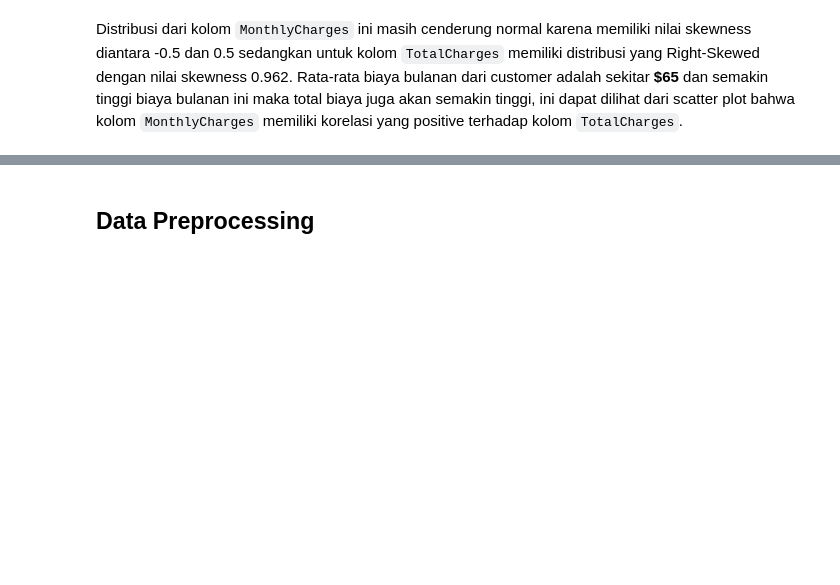
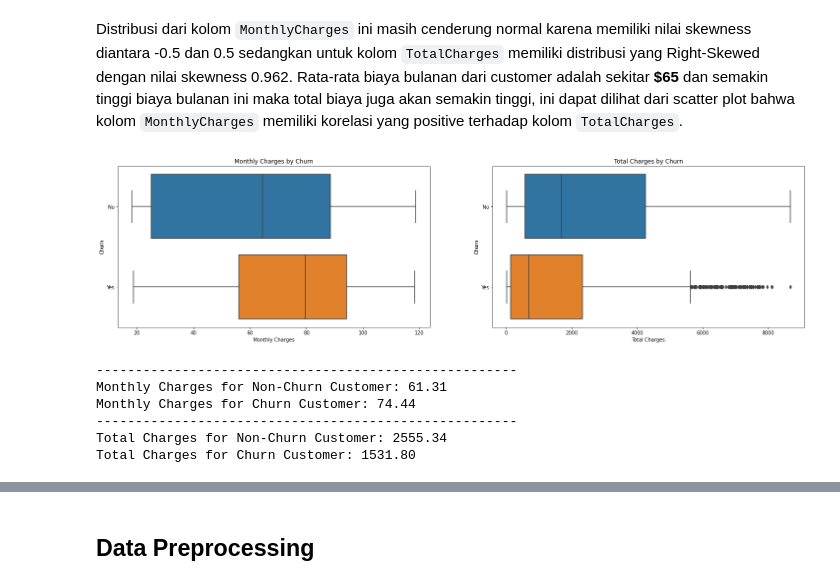
Before and after one commit to Penzragon/h8dsft_Milestone1P2, a Jupyter notebook: script.ipynb, the cells around one changed output, grey strips where cells are left out. Cells and saved outputs as stored; diff of their text form; code cells hidden in the pictures; blank space fills up the shorter version.

Commit message:
Add month and total charges boxplot

```diff
--- a/script.ipynb
+++ b/script.ipynb
@@ -573,3 +573,30 @@ Monthly Charges Mean: 64.80
 Total Charges Mean: 2283.30
 # %% [markdown]
 Distribusi dari kolom `MonthlyCharges` ini masih cenderung normal karena memiliki nilai skewness diantara -0.5 dan 0.5 sedangkan untuk kolom `TotalCharges` memiliki distribusi yang Right-Skewed dengan nilai skewness 0.962. Rata-rata biaya bulanan dari customer adalah sekitar **$65** dan semakin tinggi biaya bulanan ini maka total biaya juga akan semakin tinggi, ini dapat dilihat dari scatter plot bahwa kolom `MonthlyCharges` memiliki korelasi yang positive terhadap kolom `TotalCharges`.
+# %%
+plt.figure(figsize=(25, 6))
+plt.subplot(1, 2, 1)
+sns.boxplot(x='MonthlyCharges', y='Churn',data=customer)
+plt.title(f'Monthly Charges by Churn')
+plt.xlabel('Monthly Charges')
+plt.ylabel('Churn')
+plt.subplot(1, 2, 2)
+sns.boxplot(x='TotalCharges', y='Churn',data=customer)
+plt.title(f'Total Charges by Churn')
+plt.xlabel('Total Charges')
+plt.ylabel('Churn')
+plt.show()
+print('------------------------------------------------------')
+print(f"Monthly Charges for Non-Churn Customer: {customer.MonthlyCharges[customer.Churn == 'No'].mean():.2f}")
+print(f"Monthly Charges for Churn Customer: {customer.MonthlyCharges[customer.Churn == 'Yes'].mean():.2f}")
+print('------------------------------------------------------')
+print(f"Total Charges for Non-Churn Customer: {customer.TotalCharges[customer.Churn == 'No'].mean():.2f}")
+print(f"Total Charges for Churn Customer: {customer.TotalCharges[customer.Churn == 'Yes'].mean():.2f}")
+# %% [output]
+[figure, added]
+------------------------------------------------------
+Monthly Charges for Non-Churn Customer: 61.31
+Monthly Charges for Churn Customer: 74.44
+------------------------------------------------------
+Total Charges for Non-Churn Customer: 2555.34
+Total Charges for Churn Customer: 1531.80
```
Also changed, not shown: parts of 9 cells of this notebook.
